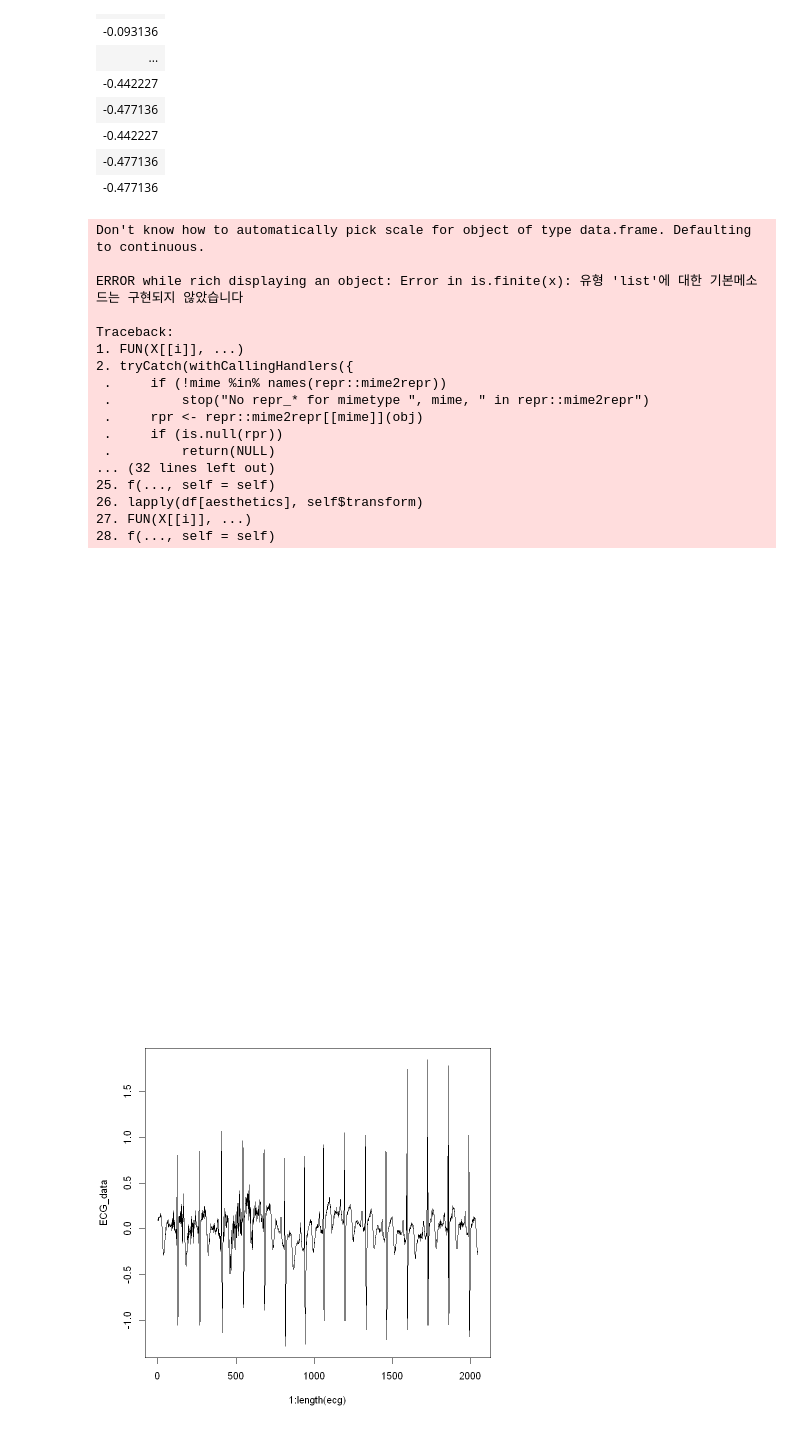
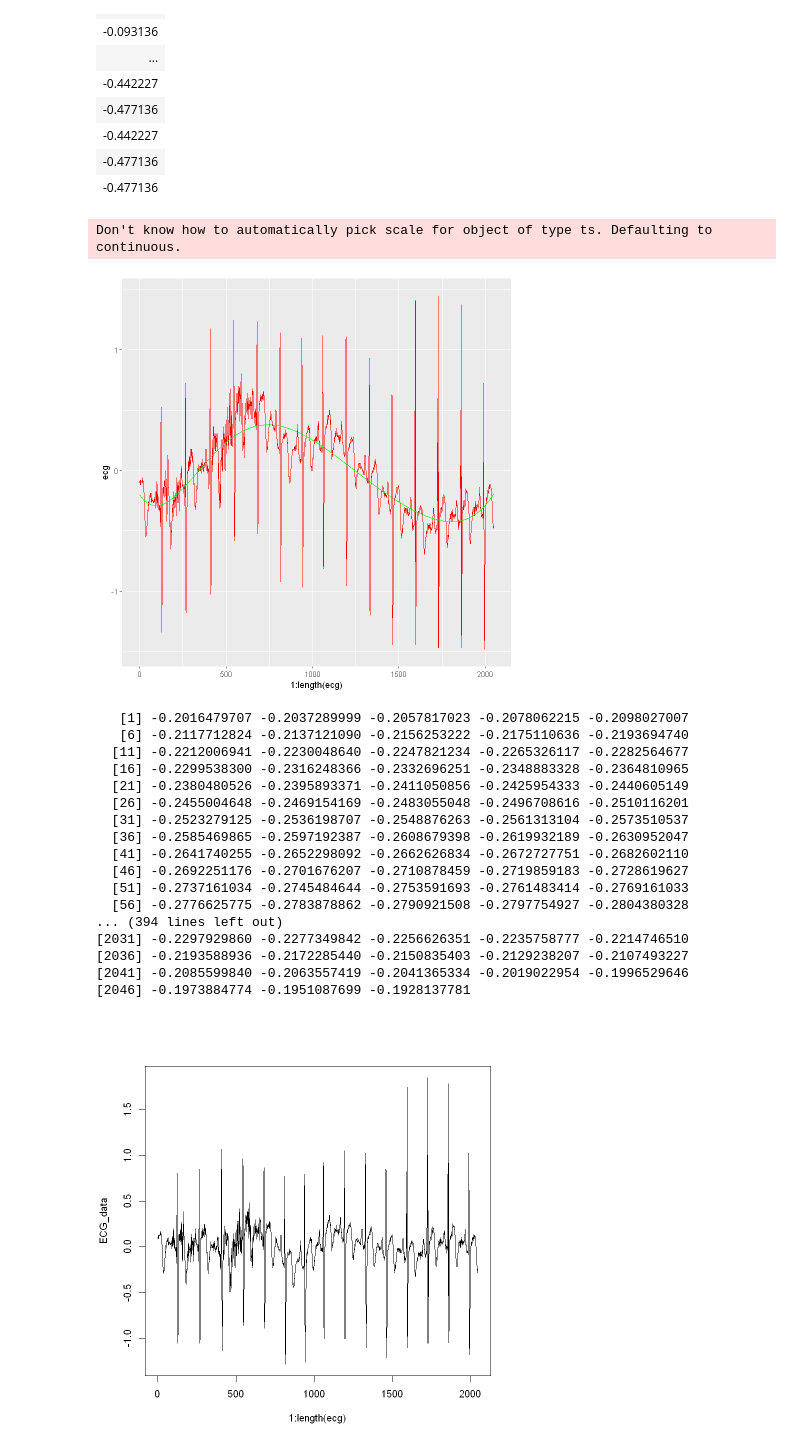
Before and after one commit to young-hun-jo/SCH_Univ_Course, a Jupyter notebook: Unstructured_data/peak_analysis.ipynb, the cells around one changed output. Drawn from its saved outputs; the diff is of its cells as text; code cells hidden in the pictures.

```diff
--- a/Unstructured_data/peak_analysis.ipynb
+++ b/Unstructured_data/peak_analysis.ipynb
@@ -186,26 +186,30 @@ A data.frame: 2048 × 1
 # %%
 # 왜 실행안되지..?
 ecg_d<-as.data.frame(ecg)
-ggplot(ecg_d, aes(1:length(ecg)))+geom_line(aes(y=ecg_d), colour='red')+geom_line(aes(y=fit_y),colour='green')
+ggplot(ecg_d, aes(1:length(ecg)))+geom_line(aes(y=ecg), colour='red')+geom_line(aes(y=fit_y),colour='green')
 # %% [output]
-Don't know how to automatically pick scale for object of type data.frame. Defaulting to continuous.
-
-ERROR while rich displaying an object: Error in is.finite(x): 유형 'list'에 대한 기본메소드는 구현되지 않았습니다
-
-Traceback:
-1. FUN(X[[i]], ...)
-2. tryCatch(withCallingHandlers({
- .     if (!mime %in% names(repr::mime2repr))
- .         stop("No repr_* for mimetype ", mime, " in repr::mime2repr")
- .     rpr <- repr::mime2repr[[mime]](obj)
- .     if (is.null(rpr))
- .         return(NULL)
-... (32 lines left out)
-25. f(..., self = self)
-26. lapply(df[aesthetics], self$transform)
-27. FUN(X[[i]], ...)
-28. f(..., self = self)
+Don't know how to automatically pick scale for object of type ts. Defaulting to continuous.
-[figure, old version]
+[figure, new version]
+# %%
+fit_y
+# %% [output]
+   [1] -0.2016479707 -0.2037289999 -0.2057817023 -0.2078062215 -0.2098027007
+   [6] -0.2117712824 -0.2137121090 -0.2156253222 -0.2175110636 -0.2193694740
+  [11] -0.2212006941 -0.2230048640 -0.2247821234 -0.2265326117 -0.2282564677
+  [16] -0.2299538300 -0.2316248366 -0.2332696251 -0.2348883328 -0.2364810965
+  [21] -0.2380480526 -0.2395893371 -0.2411050856 -0.2425954333 -0.2440605149
+  [26] -0.2455004648 -0.2469154169 -0.2483055048 -0.2496708616 -0.2510116201
+  [31] -0.2523279125 -0.2536198707 -0.2548876263 -0.2561313104 -0.2573510537
+  [36] -0.2585469865 -0.2597192387 -0.2608679398 -0.2619932189 -0.2630952047
+  [41] -0.2641740255 -0.2652298092 -0.2662626834 -0.2672727751 -0.2682602110
+  [46] -0.2692251176 -0.2701676207 -0.2710878459 -0.2719859183 -0.2728619627
+  [51] -0.2737161034 -0.2745484644 -0.2753591693 -0.2761483414 -0.2769161033
+  [56] -0.2776625775 -0.2783878862 -0.2790921508 -0.2797754927 -0.2804380328
+... (394 lines left out)
+[2031] -0.2297929860 -0.2277349842 -0.2256626351 -0.2235758777 -0.2214746510
+[2036] -0.2193588936 -0.2172285440 -0.2150835403 -0.2129238207 -0.2107493227
+[2041] -0.2085599840 -0.2063557419 -0.2041365334 -0.2019022954 -0.1996529646
+[2046] -0.1973884774 -0.1951087699 -0.1928137781
 # %%
 # 추세제거함수
 ECG_data<-ecg-fit_y
```
Also changed, not shown: parts of 2 cells of this notebook, 1 other file.
